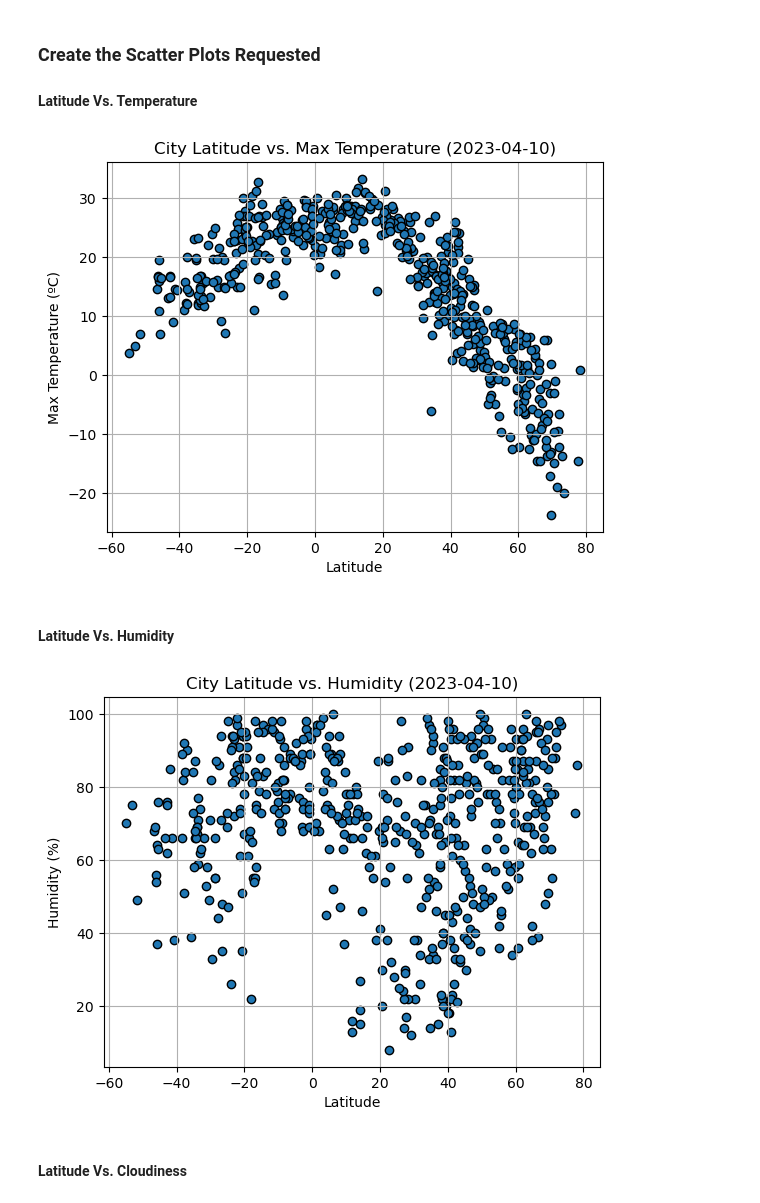
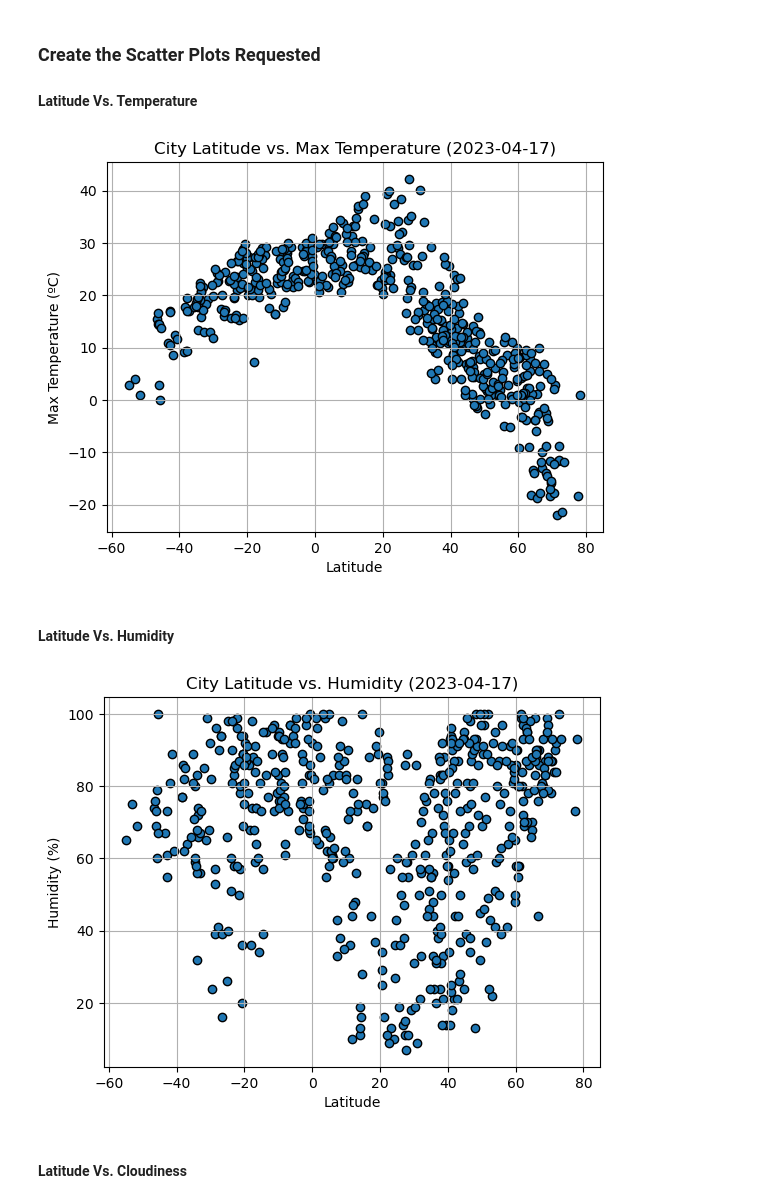
Before and after one commit to dan-murillo/python-api-challenge, a Jupyter notebook: WeatherPy/WeatherPy.ipynb, the cells around one changed output. Cells and saved outputs as stored; diff of their text form; code cells hidden in the pictures.

```diff
--- a/WeatherPy/WeatherPy.ipynb
+++ b/WeatherPy/WeatherPy.ipynb
@@ -195,7 +195,7 @@ city_data_df.head()
 plt.scatter(city_data_df['Lat'], city_data_df['Max Temp'], linewidths=1, edgecolors='black')
 
 # Incorporate the other graph properties
-plt.title('City Latitude vs. Max Temperature (2023-04-10)')
+plt.title('City Latitude vs. Max Temperature (2023-04-17)')
 plt.ylabel('Max Temperature (ºC)')
 plt.xlabel('Latitude')
 plt.grid(True)
@@ -206,26 +206,26 @@ plt.savefig('../output-data/Fig1.png')
 # Show plot
 plt.show()
 # %% [output]
-[figure, old version]
+[figure, new version]
 # %% [markdown]
 #### Latitude Vs. Humidity
 # %%
 # Build the scatter plots for latitude vs. humidity
 plt.scatter(city_data_df['Lat'], city_data_df['Humidity'], linewidths=1, edgecolors='black')
 
 # Incorporate the other graph properties
-plt.title('City Latitude vs. Humidity (2023-04-10)')
+plt.title('City Latitude vs. Humidity (2023-04-17)')
 plt.ylabel('Humidity (%)')
 plt.xlabel('Latitude')
 plt.grid(True)
 
 # Save the figure
 plt.savefig('../output-data/Fig2.png')
 
 # Show plot
 plt.show()
 # %% [output]
-[figure, old version]
+[figure, new version]
 # %% [markdown]
 #### Latitude Vs. Cloudiness
 # %%
```
Also changed, not shown: parts of 21 cells of this notebook, 5 other files.
